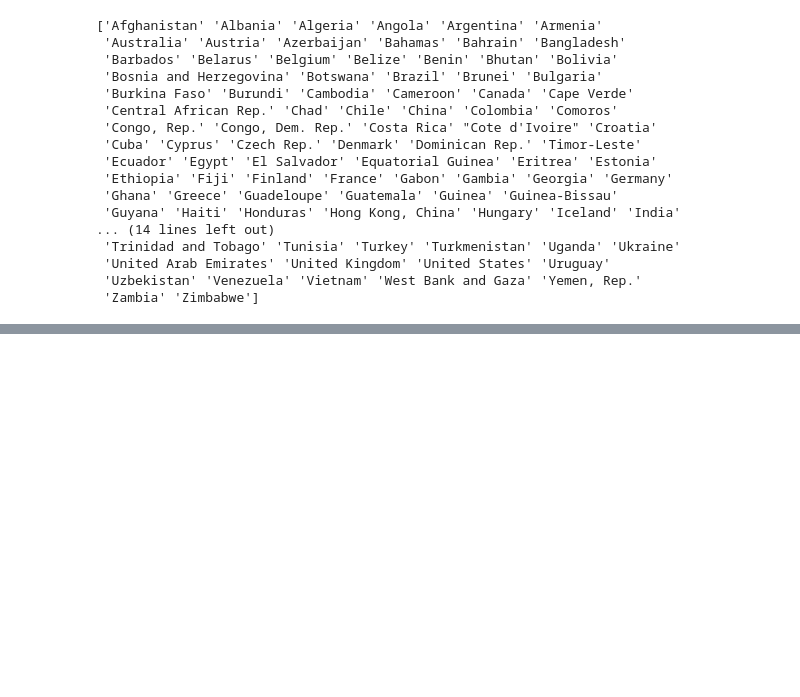
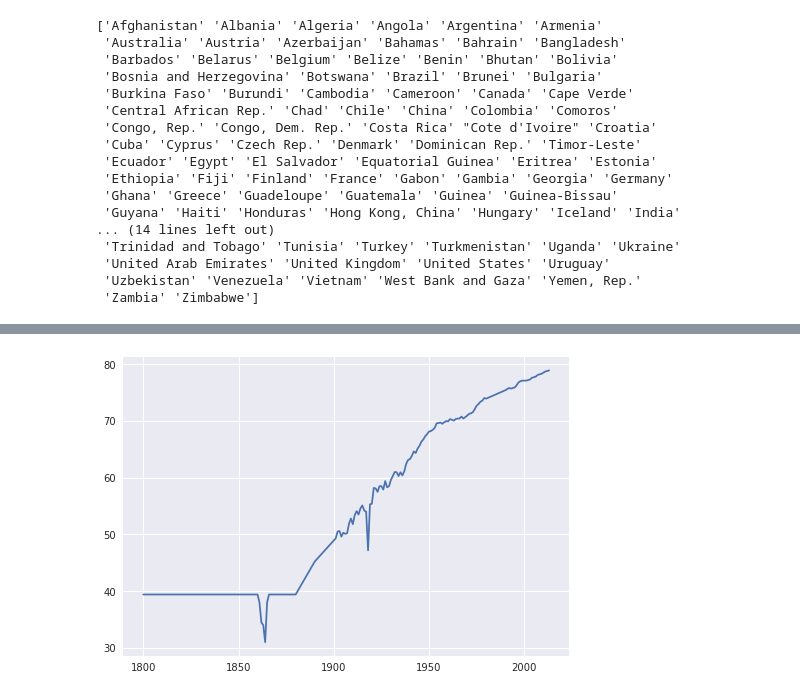
Before and after one commit to zhengweiyu/L2_NP_And_PD_Part1, a Jupyter notebook: L2_NP_And_PD_Part1.ipynb, the cells around one changed output, grey strips where cells are left out. Saved outputs shown, nothing was run; the diff lists cells and outputs as text; code cells hidden in the pictures; blank space fills up the shorter version.

```diff
--- a/L2_NP_And_PD_Part1.ipynb
+++ b/L2_NP_And_PD_Part1.ipynb
@@ -823,0 +840,5 @@ print employment.index.values
+# %%
+plt.plot(life_expectancy_us)
+plt.show()
+# %% [output]
+[figure, added]
```
Also changed, not shown: parts of 6 cells of this notebook.
